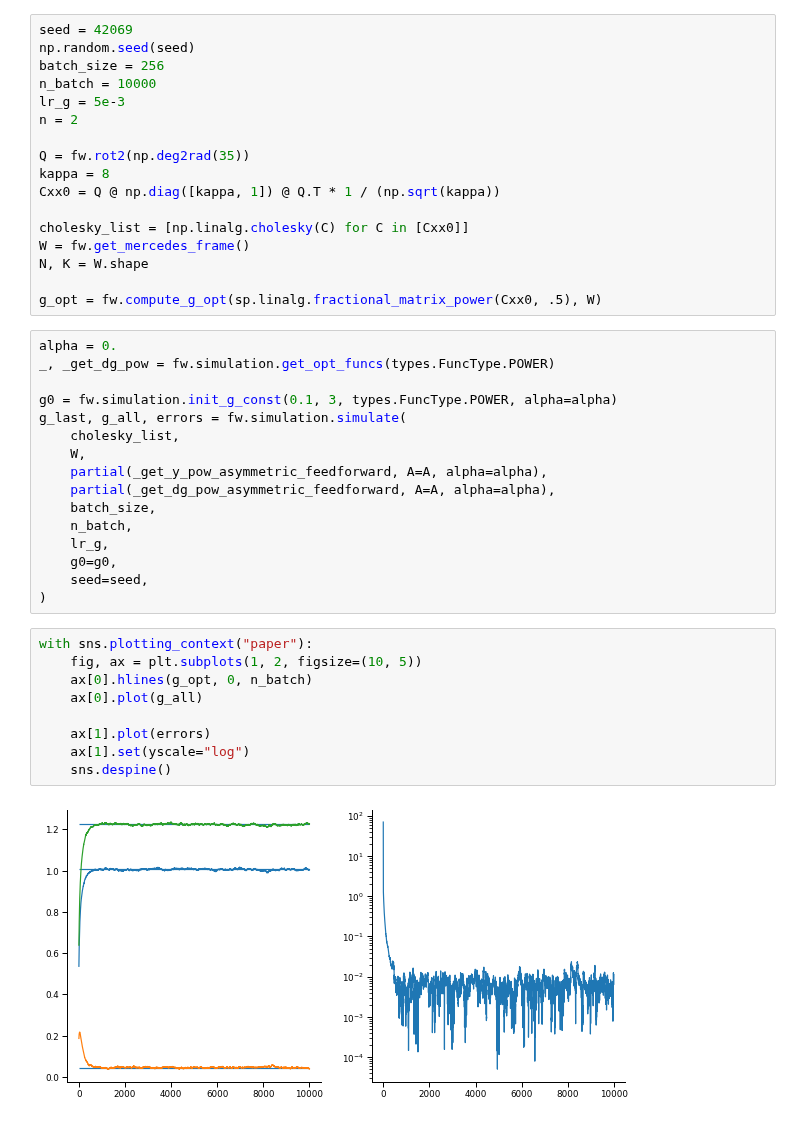
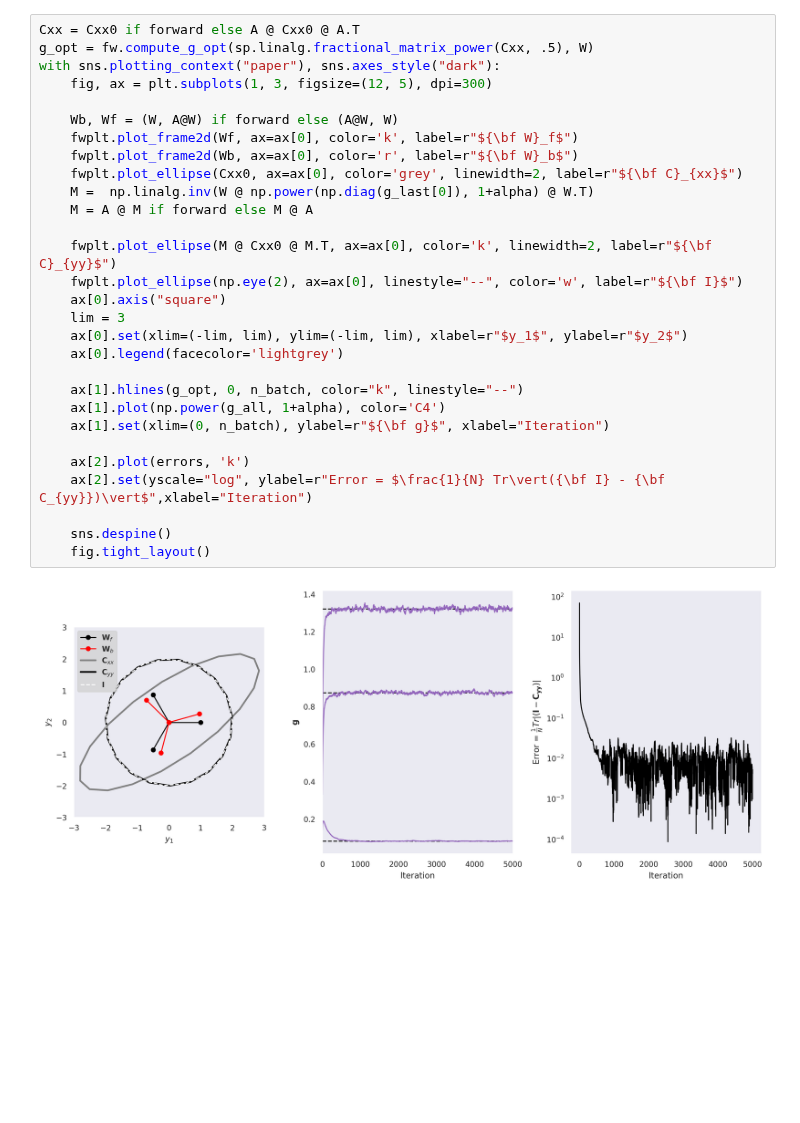
Before and after one commit to lyndond/frame_whitening, a Jupyter notebook: figures/assymmetric.ipynb, the cells around one changed output. Saved outputs shown, nothing was run; the diff lists cells and outputs as text; blank space fills up the shorter version.

Commit message:
asymmetric works now

```diff
--- a/figures/assymmetric.ipynb
+++ b/figures/assymmetric.ipynb
@@ -125,44 +172,31 @@ def simulate(
-# %%
-seed = 42069
-np.random.seed(seed)
-batch_size = 256
-n_batch = 10000
-lr_g = 5e-3
-n = 2
-
-Q = fw.rot2(np.deg2rad(35))
-kappa = 8
-Cxx0 = Q @ np.diag([kappa, 1]) @ Q.T * 1 / (np.sqrt(kappa))
-
-cholesky_list = [np.linalg.cholesky(C) for C in [Cxx0]]
-W = fw.get_mercedes_frame()
-N, K = W.shape
-
-g_opt = fw.compute_g_opt(sp.linalg.fractional_matrix_power(Cxx0, .5), W)
-# %%
-alpha = 0.
-_, _get_dg_pow = fw.simulation.get_opt_funcs(types.FuncType.POWER)
-
-g0 = fw.simulation.init_g_const(0.1, 3, types.FuncType.POWER, alpha=alpha)
-g_last, g_all, errors = fw.simulation.simulate(
-    cholesky_list,
-    W,
-    partial(_get_y_pow_asymmetric_feedforward, A=A, alpha=alpha),
-    partial(_get_dg_pow_asymmetric_feedforward, A=A, alpha=alpha),
-    batch_size,
-    n_batch,
-    lr_g,
-    g0=g0,
-    seed=seed,
-)
-# %%
-with sns.plotting_context("paper"):
-    fig, ax = plt.subplots(1, 2, figsize=(10, 5))
-    ax[0].hlines(g_opt, 0, n_batch)
-    ax[0].plot(g_all)
-
-    ax[1].plot(errors)
-    ax[1].set(yscale="log")
-    sns.despine()
-# %% [output]
-[figure, removed]
+# %%
+Cxx = Cxx0 if forward else A @ Cxx0 @ A.T
+g_opt = fw.compute_g_opt(sp.linalg.fractional_matrix_power(Cxx, .5), W)
+with sns.plotting_context("paper"), sns.axes_style("dark"):
+    fig, ax = plt.subplots(1, 3, figsize=(12, 5), dpi=300)
+
+    Wb, Wf = (W, A@W) if forward else (A@W, W)
+    fwplt.plot_frame2d(Wf, ax=ax[0], color='k', label=r"${\bf W}_f$")
+    fwplt.plot_frame2d(Wb, ax=ax[0], color='r', label=r"${\bf W}_b$")
+    fwplt.plot_ellipse(Cxx0, ax=ax[0], color='grey', linewidth=2, label=r"${\bf C}_{xx}$")
+    M =  np.linalg.inv(W @ np.power(np.diag(g_last[0]), 1+alpha) @ W.T)
+    M = A @ M if forward else M @ A
+
+    fwplt.plot_ellipse(M @ Cxx0 @ M.T, ax=ax[0], color='k', linewidth=2, label=r"${\bf C}_{yy}$")
+    fwplt.plot_ellipse(np.eye(2), ax=ax[0], linestyle="--", color='w', label=r"${\bf I}$")
+    ax[0].axis("square")
+    lim = 3
+    ax[0].set(xlim=(-lim, lim), ylim=(-lim, lim), xlabel=r"$y_1$", ylabel=r"$y_2$")
+    ax[0].legend(facecolor='lightgrey')
+
+    ax[1].hlines(g_opt, 0, n_batch, color="k", linestyle="--")
+    ax[1].plot(np.power(g_all, 1+alpha), color='C4')
+    ax[1].set(xlim=(0, n_batch), ylabel=r"${\bf g}$", xlabel="Iteration")
+
+    ax[2].plot(errors, 'k')
+    ax[2].set(yscale="log", ylabel=r"Error = $\frac{1}{N} Tr\vert({\bf I} - {\bf C_{yy}})\vert$",xlabel="Iteration")
+
+    sns.despine()
+    fig.tight_layout()
+# %% [output]
+[figure, added]
```
Also changed, not shown: parts of 5 cells of this notebook, 1 other file.
